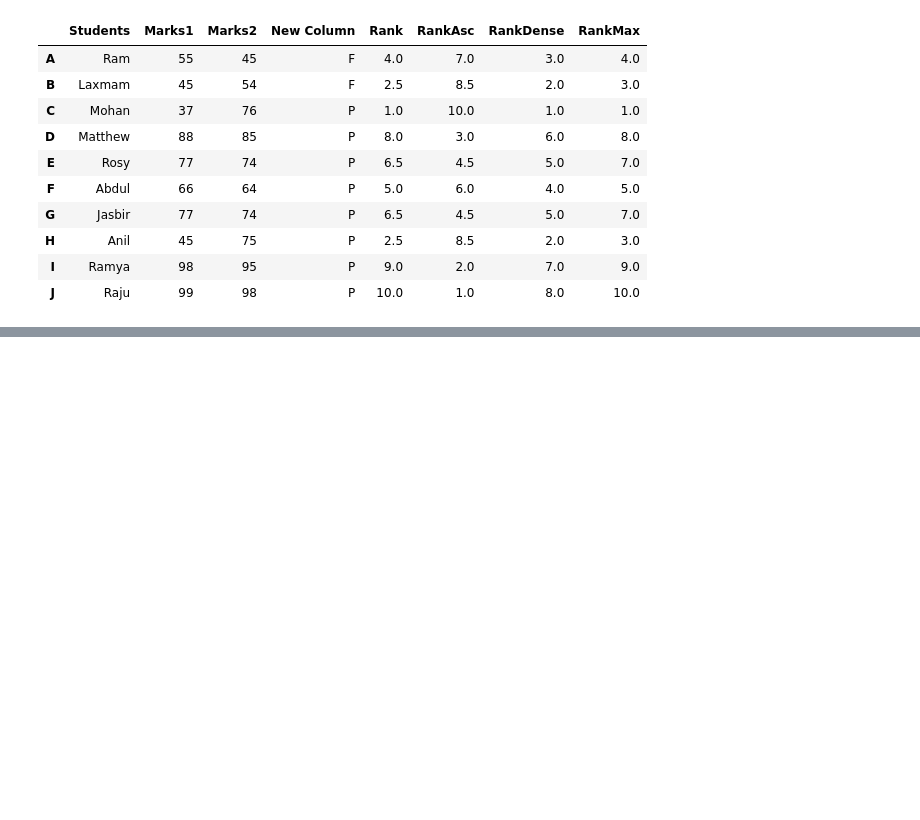
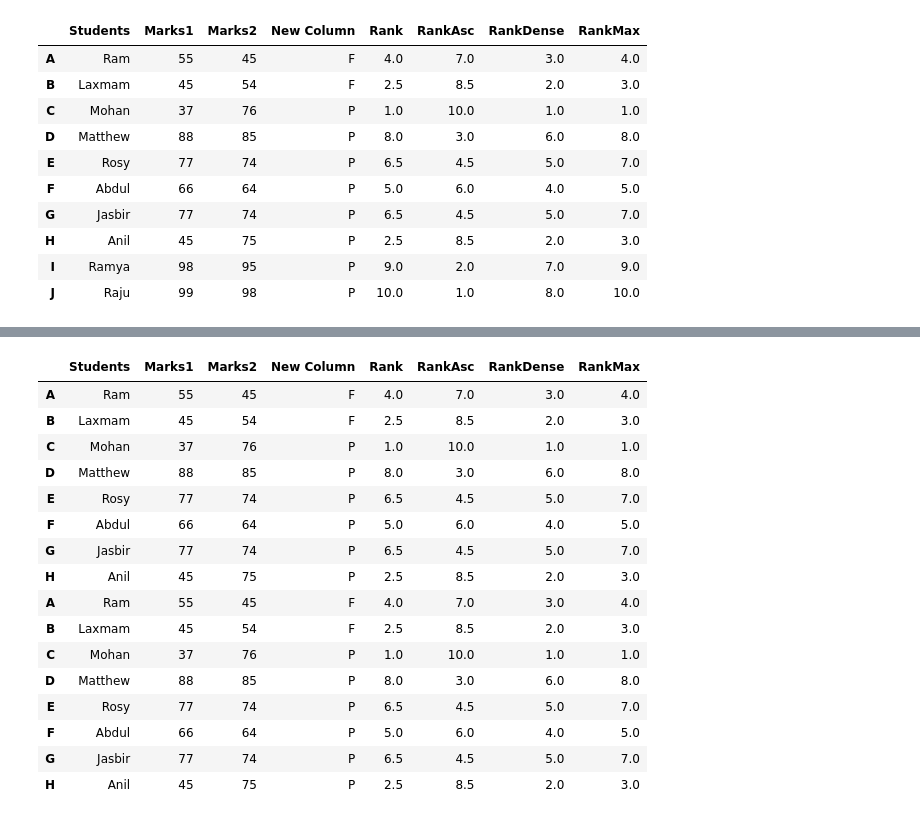
Before and after one commit to sfdxlwcSs/python-Basics, a Jupyter notebook: 101124/10thNovember.ipynb, the cells around one changed output, grey strips where cells are left out. Drawn from its saved outputs; the diff is of its cells as text; code cells hidden in the pictures; blank space fills up the shorter version.

```diff
--- a/101124/10thNovember.ipynb
+++ b/101124/10thNovember.ipynb
@@ -752,0 +773,4 @@ df2
+# %%
+df2=df2.drop(['I','J'])
+df2_copy=df2.copy()
+#df2_dropped = df2.drop(['Marks1', 'Marks2'], axis=1) along columns
@@ -752,0 +789,20 @@ df2
+# %%
+pd.concat([df2_copy,df2])
+# %% [output]
+|  | Students | Marks1 | Marks2 | New Column | Rank | RankAsc | RankDense | RankMax |
+| A | Ram | 55 | 45 | F | 4.0 | 7.0 | 3.0 | 4.0 |
+| B | Laxmam | 45 | 54 | F | 2.5 | 8.5 | 2.0 | 3.0 |
+| C | Mohan | 37 | 76 | P | 1.0 | 10.0 | 1.0 | 1.0 |
+| D | Matthew | 88 | 85 | P | 8.0 | 3.0 | 6.0 | 8.0 |
+| E | Rosy | 77 | 74 | P | 6.5 | 4.5 | 5.0 | 7.0 |
+| F | Abdul | 66 | 64 | P | 5.0 | 6.0 | 4.0 | 5.0 |
+| G | Jasbir | 77 | 74 | P | 6.5 | 4.5 | 5.0 | 7.0 |
+| H | Anil | 45 | 75 | P | 2.5 | 8.5 | 2.0 | 3.0 |
+| A | Ram | 55 | 45 | F | 4.0 | 7.0 | 3.0 | 4.0 |
+| B | Laxmam | 45 | 54 | F | 2.5 | 8.5 | 2.0 | 3.0 |
+| C | Mohan | 37 | 76 | P | 1.0 | 10.0 | 1.0 | 1.0 |
+| D | Matthew | 88 | 85 | P | 8.0 | 3.0 | 6.0 | 8.0 |
+| E | Rosy | 77 | 74 | P | 6.5 | 4.5 | 5.0 | 7.0 |
+| F | Abdul | 66 | 64 | P | 5.0 | 6.0 | 4.0 | 5.0 |
+| G | Jasbir | 77 | 74 | P | 6.5 | 4.5 | 5.0 | 7.0 |
+| H | Anil | 45 | 75 | P | 2.5 | 8.5 | 2.0 | 3.0 |
```
Also changed, not shown: parts of 7 cells of this notebook.
